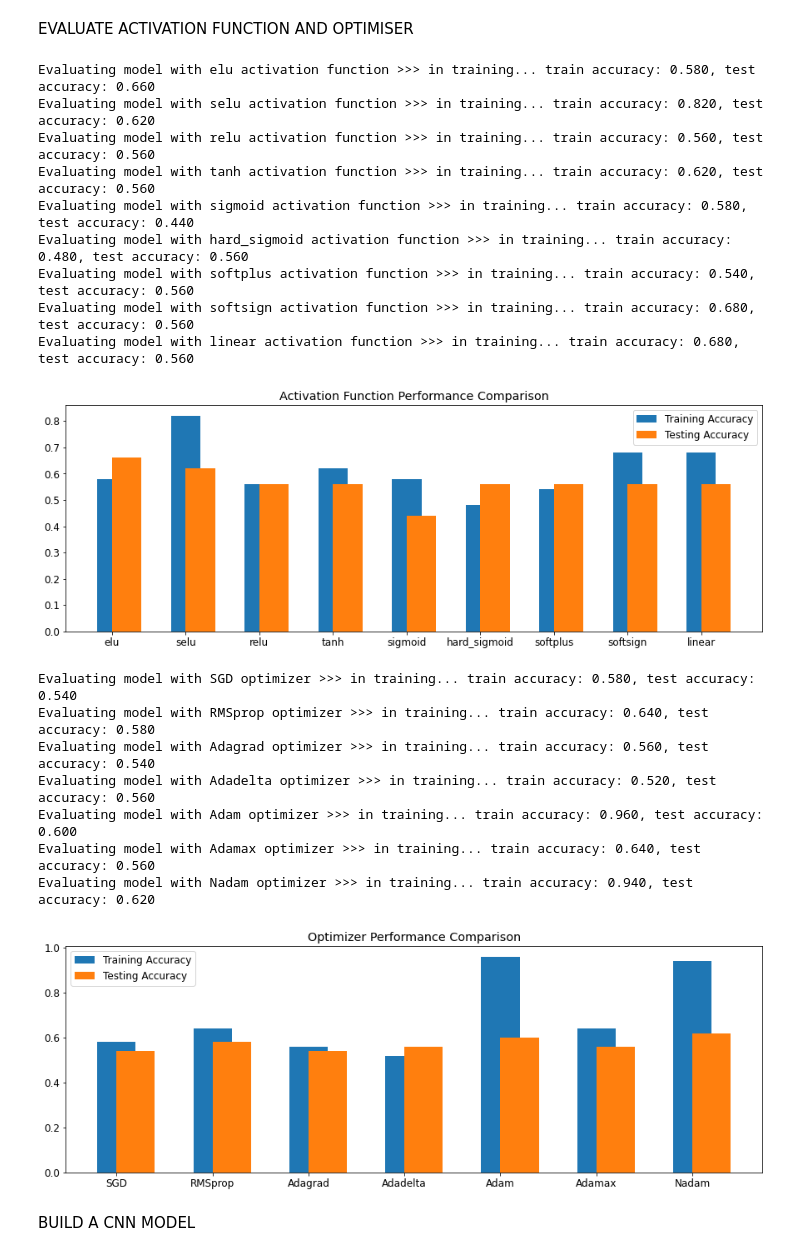
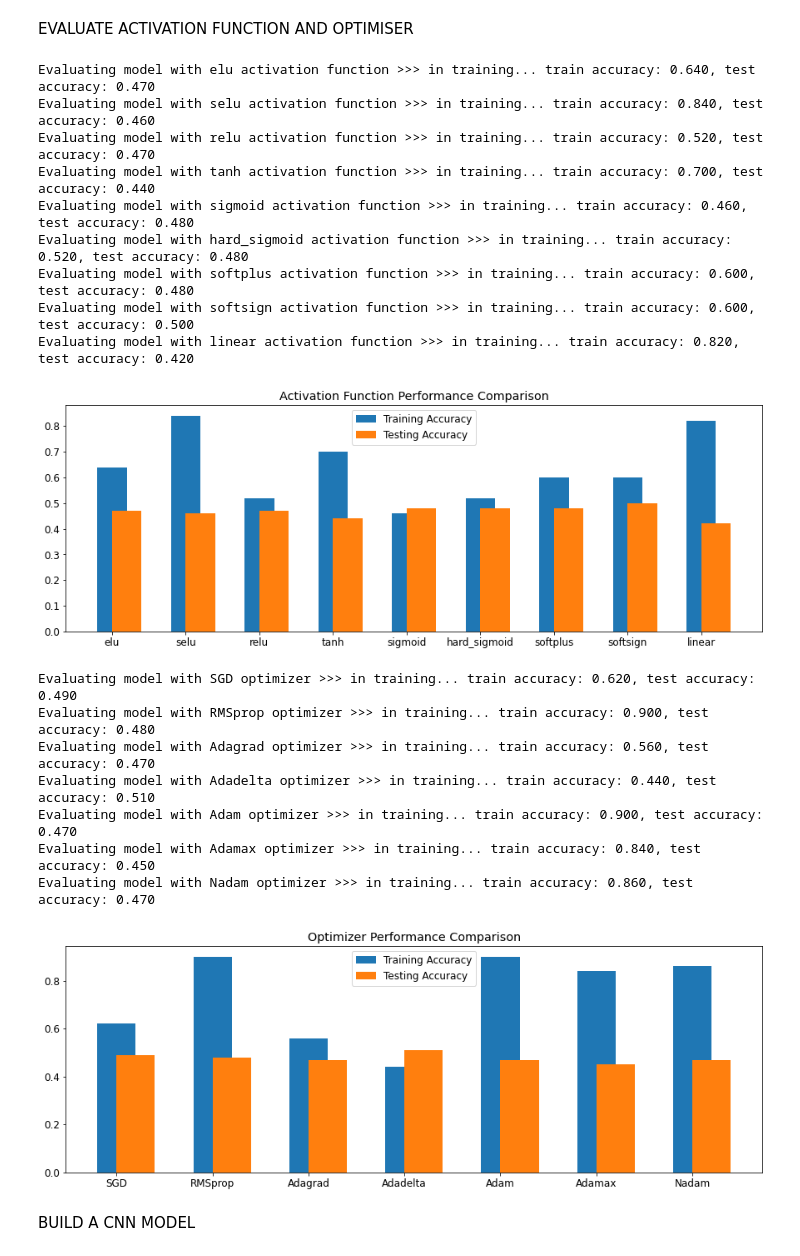
Before and after one commit to datvienhuynh/dogs-cats-prediction, a Jupyter notebook: dogs-cats-prediction.ipynb, the cells around one changed output. Saved outputs shown, nothing was run; the diff lists cells and outputs as text; code cells hidden in the pictures.

Commit message:
Update image settings

```diff
--- a/dogs-cats-prediction.ipynb
+++ b/dogs-cats-prediction.ipynb
@@ -93,16 +93,16 @@ Number of unlabeled samples:  12500
 # As the dataset is quite large, a variable is setup
 # to control the number of images pulled out from the directory dataset
 # Modify its value in range [100, 25000] based on the training and testing purpose
-DATASET_SIZE = 500
+DATASET_SIZE = 1000
 # Setup dataset size for training Regression model
 # REGRESSION_DATASET <= DATASET_SIZE
-REGRESSION_DATASET = 100
+REGRESSION_DATASET = 200
 # Setup the number of unlabeled images for manually checking
 # UNLABELED_CHECK_SAMPLES <= 25,0000
 UNLABELED_CHECK_SAMPLES = 3
 # Setup dataset size for evaluating activation functions/optimizers
 # EVALUATE_SAMPLES <= DATASET_SIZE
-EVALUATE_SAMPLES = 50
+EVALUATE_SAMPLES = 100
 
 # Setup the image resolution. 50x50 - 100x100 is recommended,
 # everything above 200x200 will result in a significant amount of training time or even kernel's death
@@ -338,29 +338,29 @@ def bar_chart(train_acc, test_acc, title, functions):
 # %%
 # Numpy lists storing train statistics
 train_accuracy = np.empty((0))
 test_acccuracy = np.empty((0))
 
 # Create list of activation functions
 activation_functions = ['elu', 'selu', 'relu', 'tanh', 'sigmoid', 'hard_sigmoid', 'softplus', 'softsign', 'linear']
 for activation in activation_functions:
     print('Evaluating model with %s activation function >>> ' %activation, end='')
-    training_stats, model = train_CNN(activation=activation, optimizer='SGD', epochs=10)
+    training_stats, model = train_CNN(activation=activation, optimizer='SGD', epochs=5)
     train_accuracy = np.append(train_accuracy, training_stats.history['accuracy'][-1])
     test_acccuracy = np.append(test_acccuracy, model.evaluate(test_X, test_Y, verbose=0)[1])
 
 # Plot bar chart comparing activation functions
 bar_chart(train_accuracy, test_acccuracy, 'Activation Function Performance Comparison', activation_functions)
 # %% [output]
-Evaluating model with elu activation function >>> in training... train accuracy: 0.580, test accuracy: 0.660
-Evaluating model with selu activation function >>> in training... train accuracy: 0.820, test accuracy: 0.620
-Evaluating model with relu activation function >>> in training... train accuracy: 0.560, test accuracy: 0.560
-Evaluating model with tanh activation function >>> in training... train accuracy: 0.620, test accuracy: 0.560
-Evaluating model with sigmoid activation function >>> in training... train accuracy: 0.580, test accuracy: 0.440
-Evaluating model with hard_sigmoid activation function >>> in training... train accuracy: 0.480, test accuracy: 0.560
-Evaluating model with softplus activation function >>> in training... train accuracy: 0.540, test accuracy: 0.560
-Evaluating model with softsign activation function >>> in training... train accuracy: 0.680, test accuracy: 0.560
-Evaluating model with linear activation function >>> in training... train accuracy: 0.680, test accuracy: 0.560
+Evaluating model with elu activation function >>> in training... train accuracy: 0.640, test accuracy: 0.470
+Evaluating model with selu activation function >>> in training... train accuracy: 0.840, test accuracy: 0.460
+Evaluating model with relu activation function >>> in training... train accuracy: 0.520, test accuracy: 0.470
+Evaluating model with tanh activation function >>> in training... train accuracy: 0.700, test accuracy: 0.440
+Evaluating model with sigmoid activation function >>> in training... train accuracy: 0.460, test accuracy: 0.480
+Evaluating model with hard_sigmoid activation function >>> in training... train accuracy: 0.520, test accuracy: 0.480
+Evaluating model with softplus activation function >>> in training... train accuracy: 0.600, test accuracy: 0.480
+Evaluating model with softsign activation function >>> in training... train accuracy: 0.600, test accuracy: 0.500
+Evaluating model with linear activation function >>> in training... train accuracy: 0.820, test accuracy: 0.420
-[figure, old version]
+[figure, new version]
 # %%
 # Numpy lists storing train statistics
 train_accuracy = np.empty((0))
@@ -370,21 +370,21 @@ test_acccuracy = np.empty((0))
 optimization_functions = ['SGD', 'RMSprop', 'Adagrad', 'Adadelta', 'Adam', 'Adamax', 'Nadam']
 for optimizer in optimization_functions:
     print('Evaluating model with %s optimizer >>> ' %optimizer, end='')
-    training_stats, model = train_CNN(activation='relu', optimizer=optimizer, epochs=10)
+    training_stats, model = train_CNN(activation='relu', optimizer=optimizer, epochs=5)
     train_accuracy = np.append(train_accuracy, training_stats.history['accuracy'][-1])
     test_acccuracy = np.append(test_acccuracy, model.evaluate(test_X, test_Y, verbose=0)[1])
 
 # Plot bar chart comparing optimizers
 bar_chart(train_accuracy, test_acccuracy, 'Optimizer Performance Comparison', optimization_functions)
 # %% [output]
-Evaluating model with SGD optimizer >>> in training... train accuracy: 0.580, test accuracy: 0.540
-Evaluating model with RMSprop optimizer >>> in training... train accuracy: 0.640, test accuracy: 0.580
-Evaluating model with Adagrad optimizer >>> in training... train accuracy: 0.560, test accuracy: 0.540
-Evaluating model with Adadelta optimizer >>> in training... train accuracy: 0.520, test accuracy: 0.560
-Evaluating model with Adam optimizer >>> in training... train accuracy: 0.960, test accuracy: 0.600
-Evaluating model with Adamax optimizer >>> in training... train accuracy: 0.640, test accuracy: 0.560
-Evaluating model with Nadam optimizer >>> in training... train accuracy: 0.940, test accuracy: 0.620
+Evaluating model with SGD optimizer >>> in training... train accuracy: 0.620, test accuracy: 0.490
+Evaluating model with RMSprop optimizer >>> in training... train accuracy: 0.900, test accuracy: 0.480
+Evaluating model with Adagrad optimizer >>> in training... train accuracy: 0.560, test accuracy: 0.470
+Evaluating model with Adadelta optimizer >>> in training... train accuracy: 0.440, test accuracy: 0.510
+Evaluating model with Adam optimizer >>> in training... train accuracy: 0.900, test accuracy: 0.470
+Evaluating model with Adamax optimizer >>> in training... train accuracy: 0.840, test accuracy: 0.450
+Evaluating model with Nadam optimizer >>> in training... train accuracy: 0.860, test accuracy: 0.470
-[figure, old version]
+[figure, new version]
 # %% [markdown]
 BUILD A CNN MODEL
 # %%
```
Also changed, not shown: parts of 8 cells of this notebook, 2 other files.
